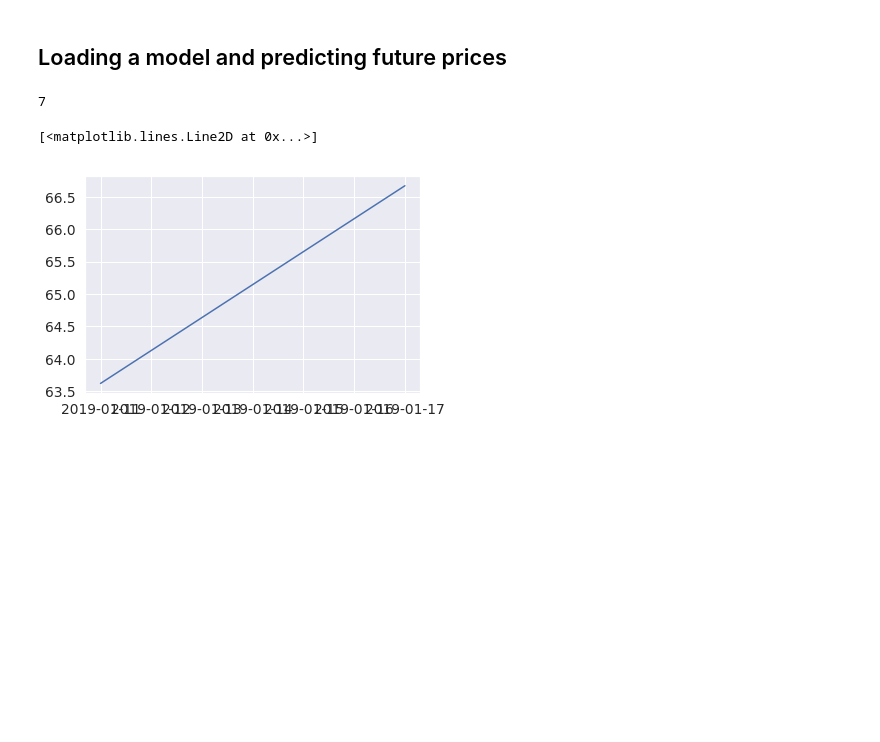
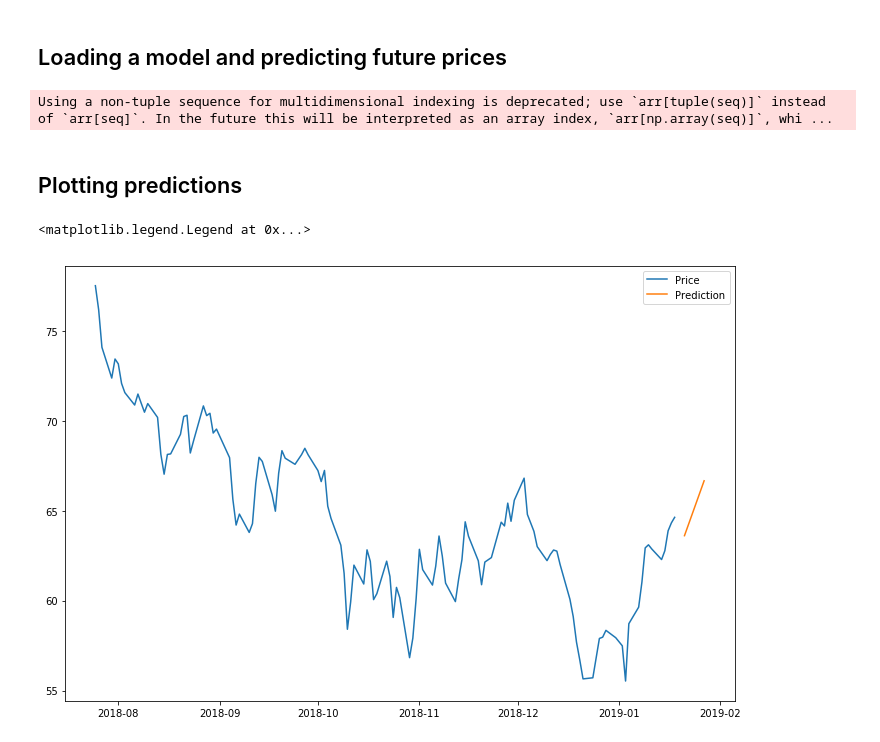
Before and after one commit to kairosart/factors, a Jupyter notebook: Forecasting_prices.ipynb, the cells around one changed output. Drawn from its saved outputs; the diff is of its cells as text; code cells hidden in the pictures; blank space fills up the shorter version.

Commit message:
Price forecasting plot.

```diff
--- a/Forecasting_prices.ipynb
+++ b/Forecasting_prices.ipynb
@@ -559,15 +557,15 @@ model_fit.save('arima_model.pkl')
 # %%
 # load model
 loaded = ARIMAResults.load('arima_model.pkl')
-start_d = "2019-01-11"
-start_d = dt.datetime.strptime(start_d, '%Y-%m-%d')
+lookback_date = dt.date.today() - dt.timedelta(180)
+start_d = dt.date.today()
+#start_d = dt.datetime.strptime(start_d, '%Y-%m-%d')
 
-end_d = '2019-01-18'
-end_d = dt.datetime.strptime(end_d, '%Y-%m-%d')
+end_d = dt.date.today() + dt.timedelta(7)
+#end_d = dt.datetime.strptime(end_d, '%Y-%m-%d')
 
 # Calculate steps
 days = (end_d - start_d).days
-print(days)
 forecast = loaded.forecast(steps=days)[0]
 
 # Setting dates for dataframe
@@ -579,10 +577,18 @@ df['Dates'] = dates
 df.set_index('Dates', inplace=True)
 df.rename(columns = {0:'Price'}, inplace=True)
 # %% [output]
-7
+Using a non-tuple sequence for multidimensional indexing is deprecated; use `arr[tuple(seq)]` instead of `arr[seq]`. In the future this will be interpreted as an array index, `arr[np.array(seq)]`, whi ...
-# %%
-# plot
-plt.plot(df)
-# %% [output]
-[<matplotlib.lines.Line2D at 0x...>]
-[figure, removed]
+# %% [markdown]
+## Plotting predictions
+# %%
+dates = pd.date_range(lookback_date, dt.date.today())
+df_prices = slice_df(portf_value, dates)
+# %%
+# plot
+plt.figure(figsize=(12,8))
+plt.plot(df_prices.index, df_prices['Adj Close'], label='Price')
+plt.plot(df, label='Prediction')
+plt.legend()
+# %% [output]
+<matplotlib.legend.Legend at 0x...>
+[figure, added]
```
Also changed, not shown: parts of 5 cells of this notebook, 3 other files.
